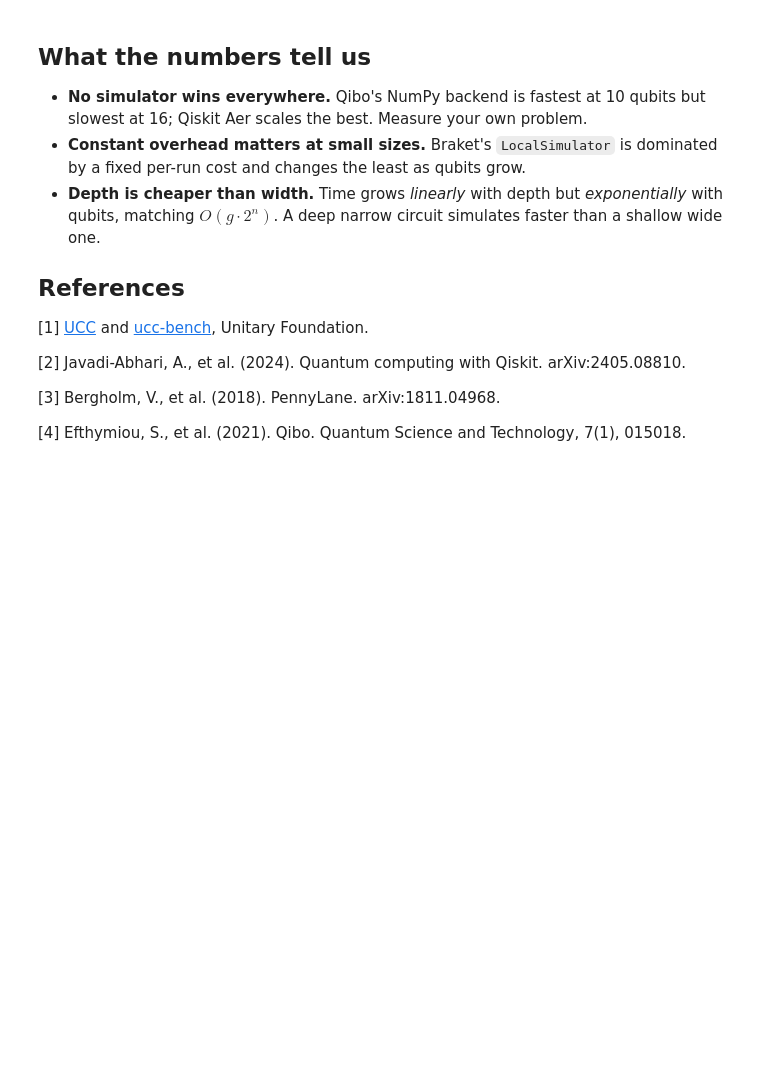
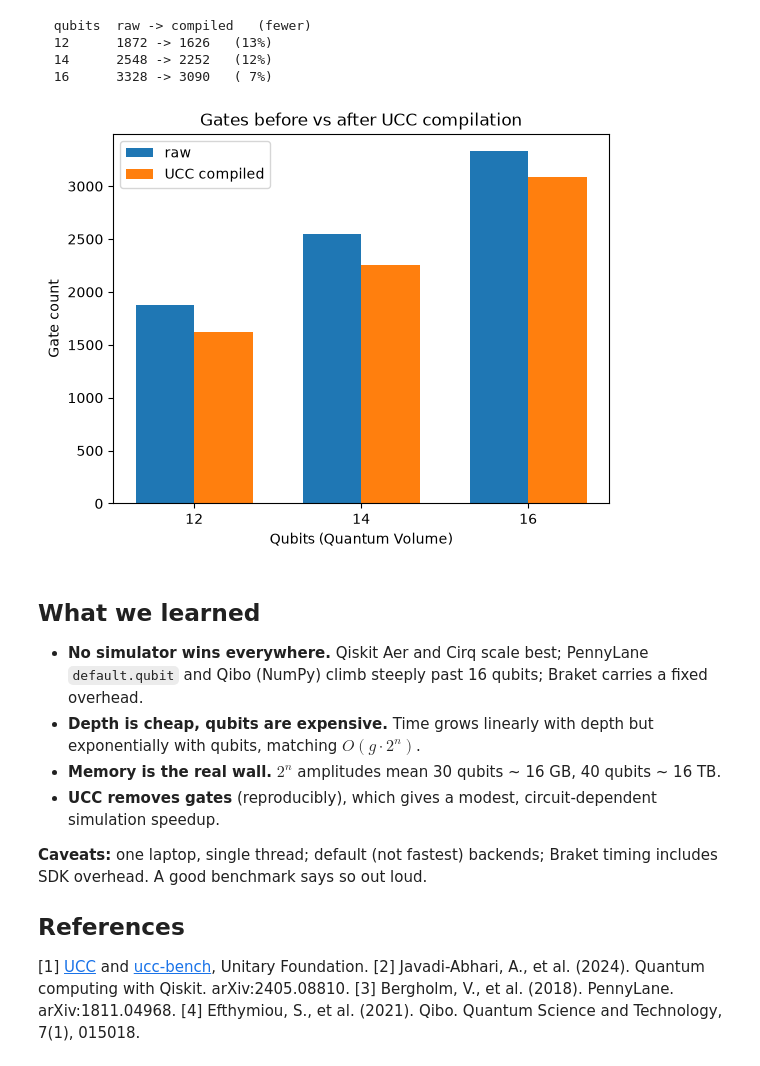
Before and after one commit to sahilmp/Quantum-Universal-Education.github.io, a Jupyter notebook: assets/quantum_programs/quantum_simulation_benchmarking/benchmark_simulators.ipynb, the cells around one changed output. Cells and saved outputs as stored; diff of their text form; code cells hidden in the pictures; blank space fills up the shorter version.

```diff
--- a/assets/quantum_programs/quantum_simulation_benchmarking/benchmark_simulators.ipynb
+++ b/assets/quantum_programs/quantum_simulation_benchmarking/benchmark_simulators.ipynb
@@ -193,16 +207,43 @@ plt.show()
+# %%
+from qiskit import transpile
+from qiskit.circuit.library import quantum_volume
+from ucc import compile as ucc_compile
+
+def gate_count(circuit):
+    flat = transpile(circuit, basis_gates=["rz", "ry", "cx"], optimization_level=0)
+    return len(flat.data)
+
+print("  qubits  raw -> compiled   (fewer)")
+labels, raw, comp = [], [], []
+for n in [12, 14, 16]:
+    qv = quantum_volume(n, seed=seed)
+    r, c_ = gate_count(qv), gate_count(ucc_compile(qv))
+    labels.append(str(n)); raw.append(r); comp.append(c_)
+    print("  %2d      %4d -> %4d   (%2d%%)" % (n, r, c_, round(100*(1-c_/r))))
+pos = range(len(labels)); w = 0.35
+plt.bar([p-w/2 for p in pos], raw, w, label="raw")
+plt.bar([p+w/2 for p in pos], comp, w, label="UCC compiled")
+plt.xticks(list(pos), labels); plt.xlabel("Qubits (Quantum Volume)"); plt.ylabel("Gate count")
+plt.title("Gates before vs after UCC compilation"); plt.legend(); plt.show()
+# %% [output]
+  qubits  raw -> compiled   (fewer)
+  12      1872 -> 1626   (13%)
+  14      2548 -> 2252   (12%)
+  16      3328 -> 3090   ( 7%)
+[figure, added]
 # %% [markdown]
-## What the numbers tell us
+## What we learned
 
-- **No simulator wins everywhere.** Qibo's NumPy backend is fastest at 10 qubits but slowest at 16; Qiskit Aer scales the best. Measure your own problem.
-- **Constant overhead matters at small sizes.** Braket's `LocalSimulator` is dominated by a fixed per-run cost and changes the least as qubits grow.
-- **Depth is cheaper than width.** Time grows *linearly* with depth but *exponentially* with qubits, matching $O(g \cdot 2^n)$. A deep narrow circuit simulates faster than a shallow wide one.
+- **No simulator wins everywhere.** Qiskit Aer and Cirq scale best; PennyLane `default.qubit` and Qibo (NumPy) climb steeply past 16 qubits; Braket carries a fixed overhead.
+- **Depth is cheap, qubits are expensive.** Time grows linearly with depth but exponentially with qubits, matching $O(g \cdot 2^n)$.
+- **Memory is the real wall.** $2^n$ amplitudes mean 30 qubits ~ 16 GB, 40 qubits ~ 16 TB.
+- **UCC removes gates** (reproducibly), which gives a modest, circuit-dependent simulation speedup.
+
+**Caveats:** one laptop, single thread; default (not fastest) backends; Braket timing includes SDK overhead. A good benchmark says so out loud.
 
 ## References
 
 [1] [UCC](https://github.com/unitaryfoundation/ucc) and [ucc-bench](https://github.com/unitaryfoundation/ucc-bench), Unitary Foundation.
-
 [2] Javadi-Abhari, A., et al. (2024). Quantum computing with Qiskit. arXiv:2405.08810.
-
 [3] Bergholm, V., et al. (2018). PennyLane. arXiv:1811.04968.
-
 [4] Efthymiou, S., et al. (2021). Qibo. Quantum Science and Technology, 7(1), 015018.
```
Also changed, not shown: parts of 17 cells of this notebook, 12 other files.
